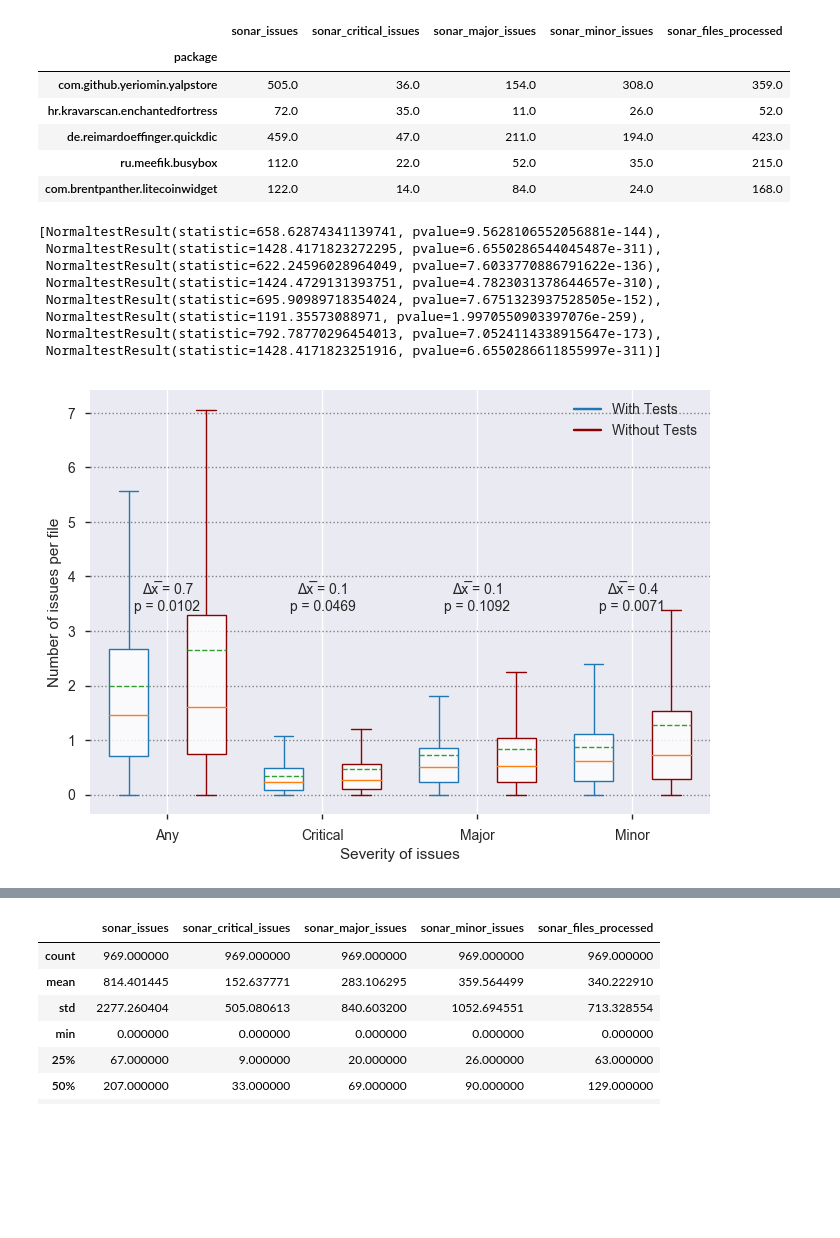
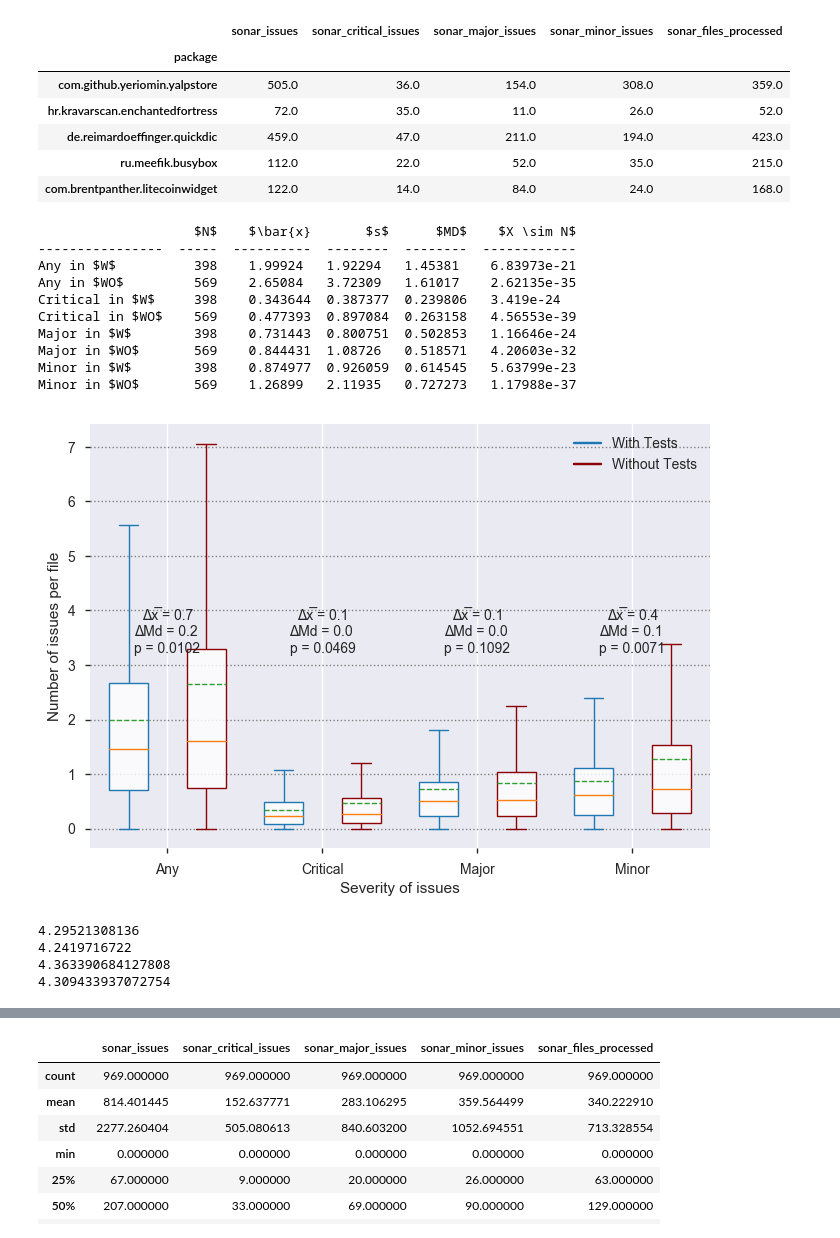
Before and after one commit to luiscruz/android_test_inspector, a Jupyter notebook: exploratory_analysis/1_ea.ipynb, the cells around one changed output, grey strips where cells are left out. Saved outputs shown, nothing was run; the diff lists cells and outputs as text; code cells hidden in the pictures; blank space fills up the shorter version.

Commit message:
ks tests

```diff
--- a/exploratory_analysis/1_ea.ipynb
+++ b/exploratory_analysis/1_ea.ipynb
@@ -1274,8 +1265,7 @@ df_sonar.head()
 | ru.meefik.busybox | 112.0 | 22.0 | 52.0 | 35.0 | 215.0 |
 | com.brentpanther.litecoinwidget | 122.0 | 14.0 | 84.0 | 24.0 | 168.0 |
 # %%
-from scipy.stats import mannwhitneyu
-from scipy.stats.mstats import normaltest
+from scipy.stats import shapiro
 from scipy.stats import ks_2samp
 import numpy as np
 
@@ -1353,48 +1343,74 @@ for cap, whisker, color in zip(boxplot['caps'], boxplot['whiskers'], np.repeat(c
 
 # Big hack for legen
 h1, = ax.plot([1,1], colors[0])
 h2, = ax.plot([1,1], colors[1])
 ax.legend((h1, h2),('With Tests', 'Without Tests'), facecolor='white')
 h1.set_visible(False)
 h2.set_visible(False)
 
 ax.yaxis.grid(linestyle='dotted', color='gray')
 ax.set_xticklabels(names)
 xticks = np.arange(1.5, 4*2+0.5, 2)
 ax.set_xticks(xticks)
 
 ax.set_ylabel('Number of issues per file')
 ax.set_xlabel('Severity of issues')
 
 mean_differences = [
     df_without_tests[feature].dropna().mean() -
     df_with_tests[feature].dropna().mean()
     for feature in features
 ]
 
-pvalues = [
-    ks_2samp(df_without_tests[feature].dropna().values,
-    df_with_tests[feature].dropna().values).pvalue
+
+median_differences = [
+    df_without_tests[feature].dropna().median() -
+    df_with_tests[feature].dropna().median()
     for feature in features
 ]
 
-for name, x, mean_difference, pvalue in zip(names, xticks, mean_differences, pvalues):
-    ax.annotate("Δx̅ = {:.1f}\np = {:.4f}".format(mean_difference, pvalue), (x,3.6),va='center',ha='center')
+pvalues = [
+    ks_2samp(df_without_tests[feature].dropna().values,
+    df_with_tests[feature].dropna().values, ).pvalue
+    for feature in features
+]
+
+for name, x, mean_difference, median_difference, pvalue in zip(names, xticks, mean_differences, median_differences, pvalues):
+    ax.annotate("Δx̅ = {:.1f}\nΔMd = {:.1f} \np = {:.4f}".format(mean_difference, median_difference, pvalue), (x,3.6),va='center',ha='center')
 
 #plt.setp(boxplot['medians'], color='white')
 
-[
-    normaltest(df_tmp[feature].dropna().apply(lambda x:np.exp(x)))
-    for feature in features
-    for df_tmp in (df_with_tests, df_without_tests)
+from tabulate import tabulate
+print(tabulate(
+    [
+        (
+            df_tmp[feature].dropna().count(),
+            df_tmp[feature].dropna().median(),
+            df_tmp[feature].dropna().mean(),
+            df_tmp[feature].dropna().std(),
+            shapiro(df_tmp[feature].dropna())[1],
+        )
+        for feature in features
+        for df_tmp in (df_with_tests, df_without_tests)
+    ],
+    headers=['$N$', '$MD$', '$\\bar{x}', '$s$', '$X \sim N$'],
+    showindex=[
+    "{} in {}".format(metric, population)
+    for metric in names
+    for population in ('$W$', '$WO$')
 ]
+))
+
+#'$X \sim N$'
 # %% [output]
-[NormaltestResult(statistic=658.62874341139741, pvalue=9.5628106552056881e-144),
- NormaltestResult(statistic=1428.4171823272295, pvalue=6.6550286544045487e-311),
- NormaltestResult(statistic=622.24596028964049, pvalue=7.6033770886791622e-136),
- NormaltestResult(statistic=1424.4729131393751, pvalue=4.7823031378644657e-310),
- NormaltestResult(statistic=695.90989718354024, pvalue=7.6751323937528505e-152),
- NormaltestResult(statistic=1191.35573088971, pvalue=1.9970550903397076e-259),
- NormaltestResult(statistic=792.78770296454013, pvalue=7.0524114338915647e-173),
- NormaltestResult(statistic=1428.4171823251916, pvalue=6.6550286611855997e-311)]
+                    $N$    $\bar{x}       $s$      $MD$    $X \sim N$
+----------------  -----  ----------  --------  --------  ------------
+Any in $W$          398    1.99924   1.92294   1.45381    6.83973e-21
+Any in $WO$         569    2.65084   3.72309   1.61017    2.62135e-35
+Critical in $W$     398    0.343644  0.387377  0.239806   3.419e-24
+Critical in $WO$    569    0.477393  0.897084  0.263158   4.56553e-39
+Major in $W$        398    0.731443  0.800751  0.502853   1.16646e-24
+Major in $WO$       569    0.844431  1.08726   0.518571   4.20603e-32
+Minor in $W$        398    0.874977  0.926059  0.614545   5.63799e-23
+Minor in $WO$       569    1.26899   2.11935   0.727273   1.17988e-37
-[figure, old version]
+[figure, new version]
@@ -1401,3 +1419,13 @@ for name, x, mean_difference, pvalue in zip(names, xticks, mean_differences, pva
+# %%
+print(df_with_tests['rating_value'].mean())
+print(df_without_tests['rating_value'].mean())
+print(df_with_tests['rating_value'].median())
+print(df_without_tests['rating_value'].median())
+# %% [output]
+4.29521308136
+4.2419716722
+4.363390684127808
+4.309433937072754
 # %%
 import scipy.stats
 
```
Also changed, not shown: parts of 4 cells of this notebook, 2 other files.
